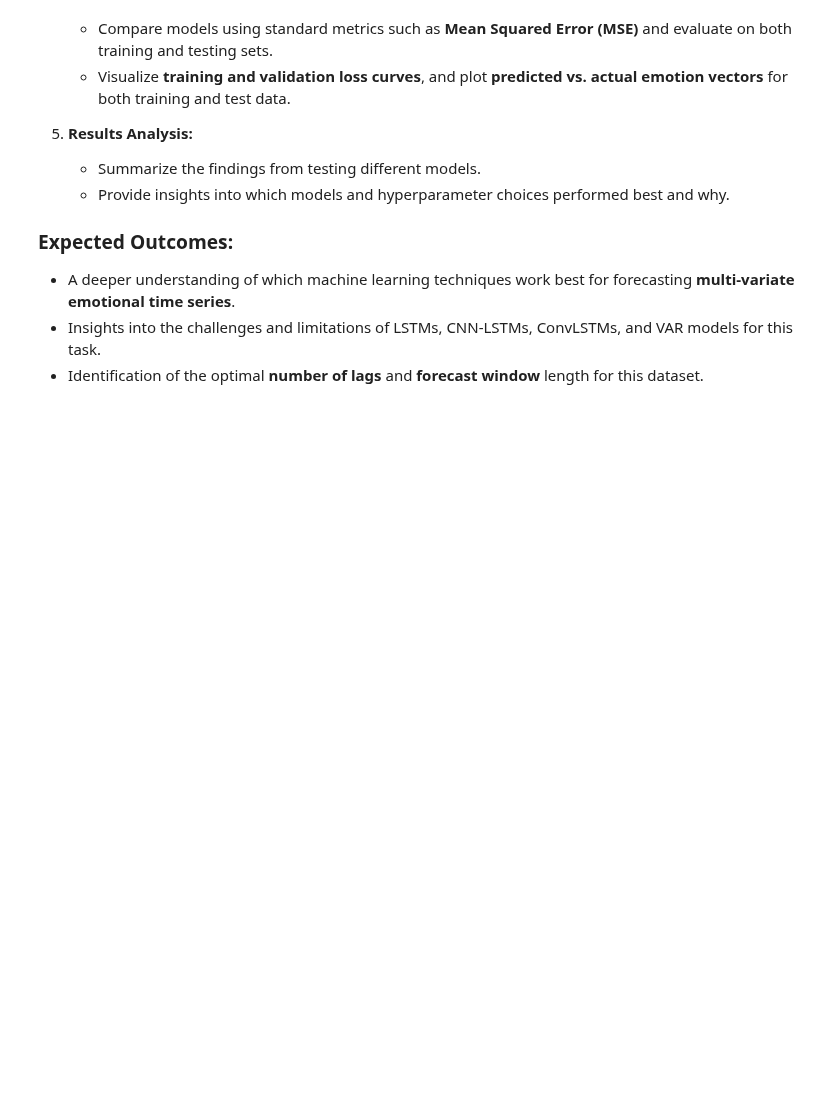
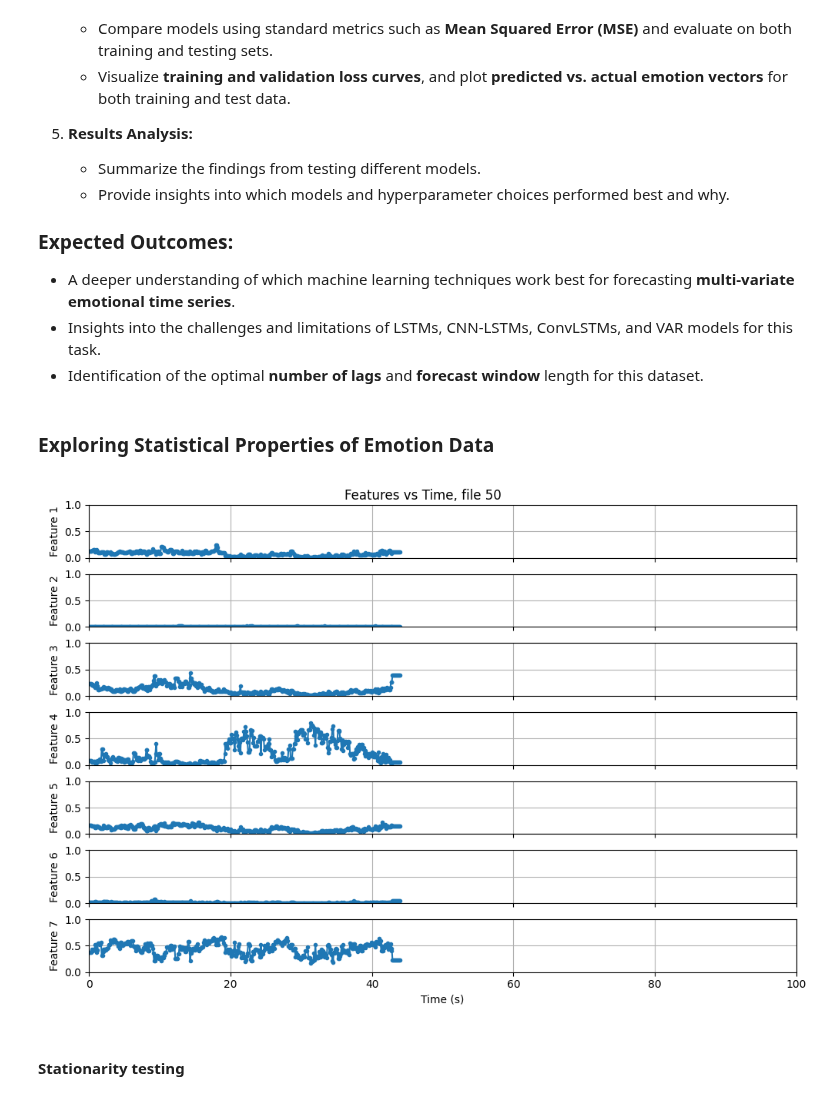
Before and after one commit to ArnavTapadia/emili_TimeSeriesPredictor, a Jupyter notebook: time_series_predictor/Notebooks/Multivariate_Emotion_Forecasting.ipynb, the cells around one changed output. Drawn from its saved outputs; the diff is of its cells as text; code cells hidden in the pictures; blank space fills up the shorter version.

```diff
--- a/time_series_predictor/Notebooks/Multivariate_Emotion_Forecasting.ipynb
+++ b/time_series_predictor/Notebooks/Multivariate_Emotion_Forecasting.ipynb
@@ -54,0 +68,45 @@ The ultimate objective is to design a **machine learning model** capable of trai
+# %% [markdown]
+### Exploring Statistical Properties of Emotion Data
+# %%
+# Loading data
+extractor = emotionFeatureExtractor()
+all_data = extractor.read_emotion_logs()
+#obtains a train val and testing split
+#should be such that all the data is saved in the same split random state
+
+
+#data imputation
+#uses 'ewmainterp' method for resampling - determined it was the best method
+resampled_data = [extractor.resample_data(file_data, 'ewmainterp') for file_data in all_data]
+# %%
+
+#plotting one of the timeseries
+def plot_emotion_data(all_series, iFile):
+    #input is a single timeseries of size (length,7)
+    data = all_series[iFile]
+    t = np.arange(0,0.1*np.shape(data)[0],0.1)
+    nFeatures = np.shape(data)[1]
+
+    fig, axes = plt.subplots(nFeatures, 1, figsize=(10, 1 * nFeatures), sharex=True, sharey = True)
+    fig.suptitle(f'Features vs Time, file {iFile}')
+
+    for iFeature in range(nFeatures):
+        axes[iFeature].plot(t, data[:, iFeature], label='Data', marker = 'o', linestyle = '-', markersize=3)
+
+    #label subplots
+    for i in range(nFeatures):
+        axes[i].set_ylabel(f'Feature {i + 1}')
+        axes[i].grid(True)
+
+    axes[-1].set_xlabel('Time (s)')
+    plt.tight_layout()
+    plt.subplots_adjust(top=0.95)  # Adjust title position
+    axes[-1].set_xlim(0, 100)
+    axes[-1].set_ylim(0, 1)
+    plt.show()
+
+plot_emotion_data(resampled_data,50)
+# %% [output]
+[figure, added]
+# %% [markdown]
+#### Stationarity testing
```
Also changed, not shown: parts of 4 cells of this notebook.
